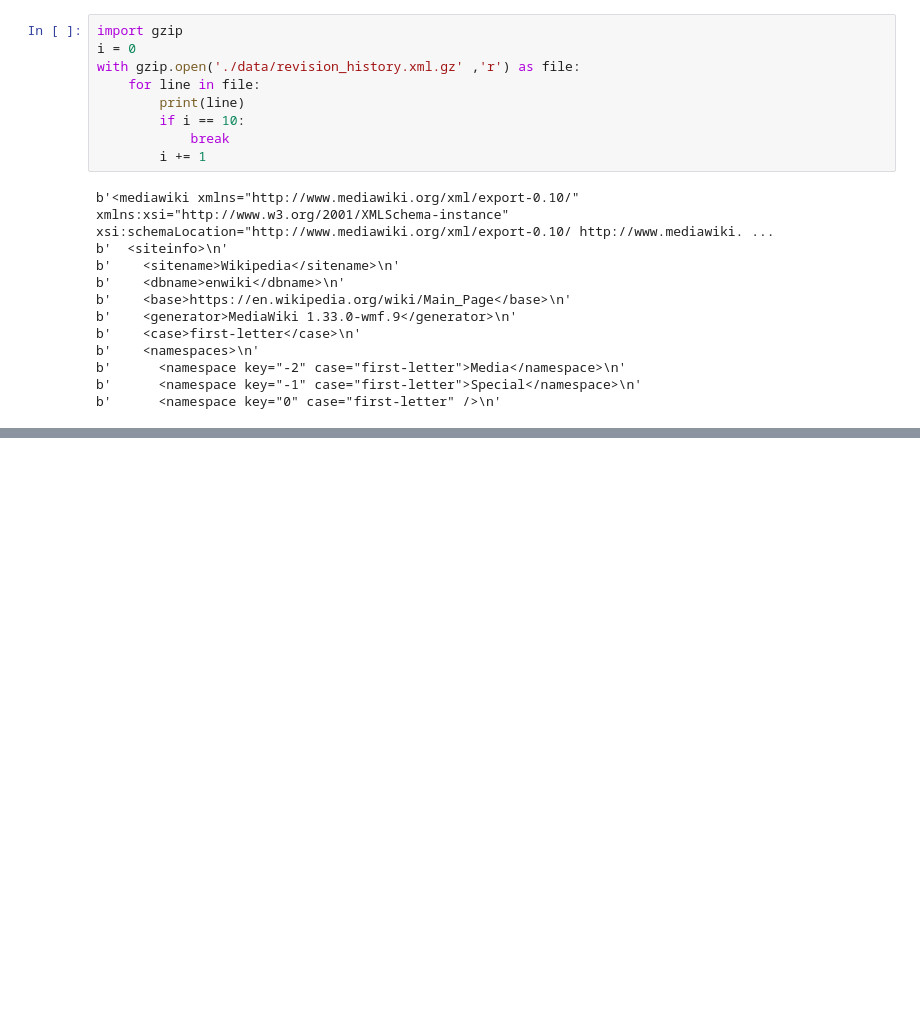
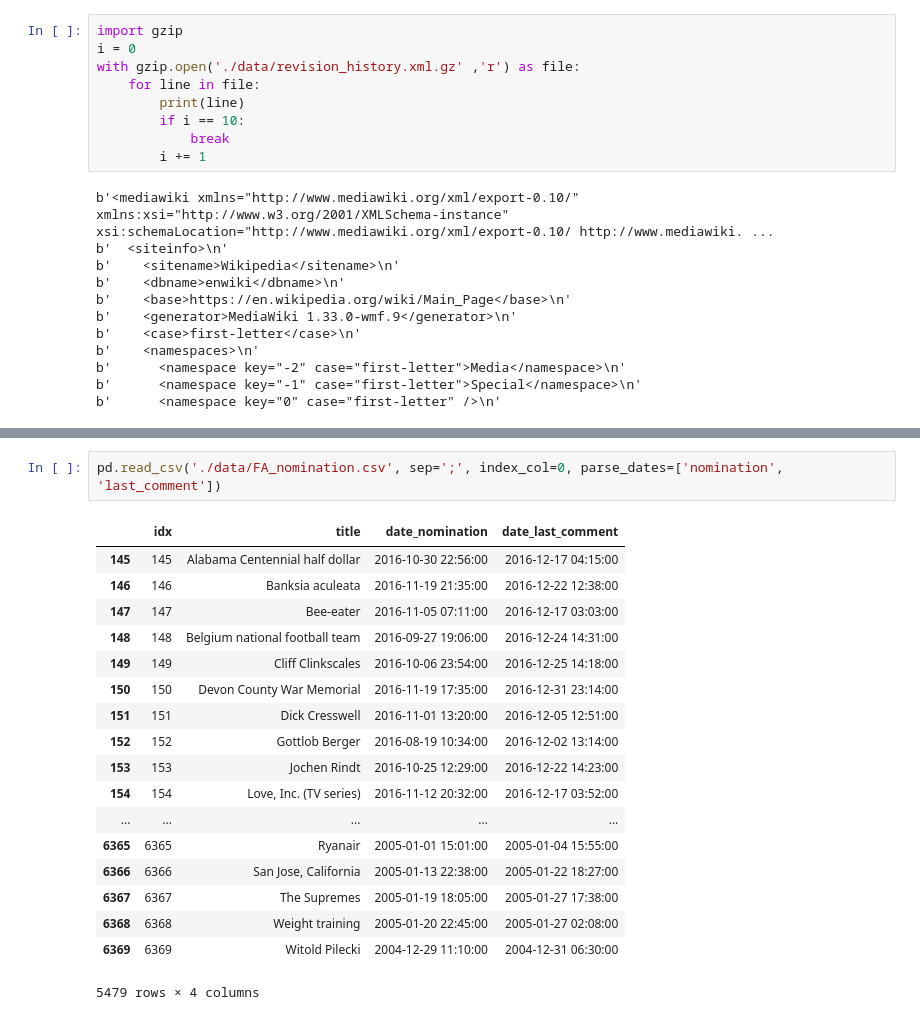
Before and after one commit to MacCMillion/wiki_project, a Jupyter notebook: playground.ipynb, the cells around one changed output, grey strips where cells are left out. Drawn from its saved outputs; the diff is of its cells as text; blank space fills up the shorter version.

```diff
--- a/playground.ipynb
+++ b/playground.ipynb
@@ -472,0 +514,21 @@ b'      <namespace key="0" case="first-letter" />\n'
+# %%
+pd.read_csv('./data/FA_nomination.csv', sep=';', index_col=0, parse_dates=['nomination', 'last_comment'])
+# %% [output]
+|  | idx | title | date_nomination | date_last_comment |
+| 145 | 145 | Alabama Centennial half dollar | 2016-10-30 22:56:00 | 2016-12-17 04:15:00 |
+| 146 | 146 | Banksia aculeata | 2016-11-19 21:35:00 | 2016-12-22 12:38:00 |
+| 147 | 147 | Bee-eater | 2016-11-05 07:11:00 | 2016-12-17 03:03:00 |
+| 148 | 148 | Belgium national football team | 2016-09-27 19:06:00 | 2016-12-24 14:31:00 |
+| 149 | 149 | Cliff Clinkscales | 2016-10-06 23:54:00 | 2016-12-25 14:18:00 |
+| 150 | 150 | Devon County War Memorial | 2016-11-19 17:35:00 | 2016-12-31 23:14:00 |
+| 151 | 151 | Dick Cresswell | 2016-11-01 13:20:00 | 2016-12-05 12:51:00 |
+| 152 | 152 | Gottlob Berger | 2016-08-19 10:34:00 | 2016-12-02 13:14:00 |
+| 153 | 153 | Jochen Rindt | 2016-10-25 12:29:00 | 2016-12-22 14:23:00 |
+| 154 | 154 | Love, Inc. (TV series) | 2016-11-12 20:32:00 | 2016-12-17 03:52:00 |
+| ... | ... | ... | ... | ... |
+| 6365 | 6365 | Ryanair | 2005-01-01 15:01:00 | 2005-01-04 15:55:00 |
+| 6366 | 6366 | San Jose, California | 2005-01-13 22:38:00 | 2005-01-22 18:27:00 |
+| 6367 | 6367 | The Supremes | 2005-01-19 18:05:00 | 2005-01-27 17:38:00 |
+| 6368 | 6368 | Weight training | 2005-01-20 22:45:00 | 2005-01-27 02:08:00 |
+| 6369 | 6369 | Witold Pilecki | 2004-12-29 11:10:00 | 2004-12-31 06:30:00 |
+5479 rows × 4 columns
```
Also changed, not shown: parts of 11 cells of this notebook, 7 other files.
